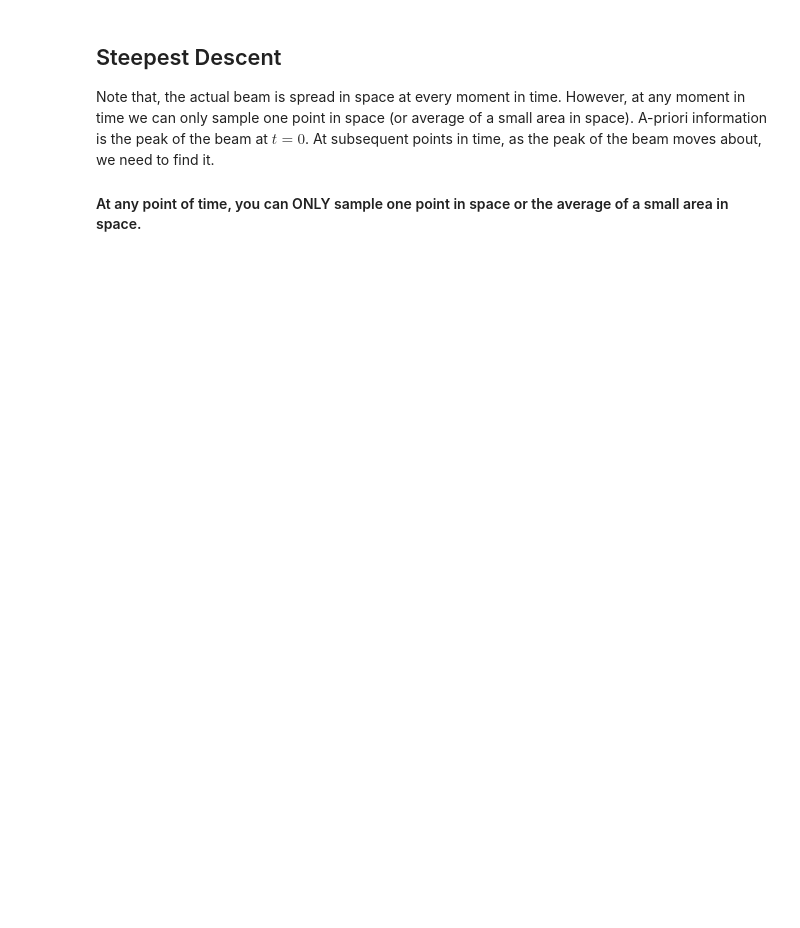
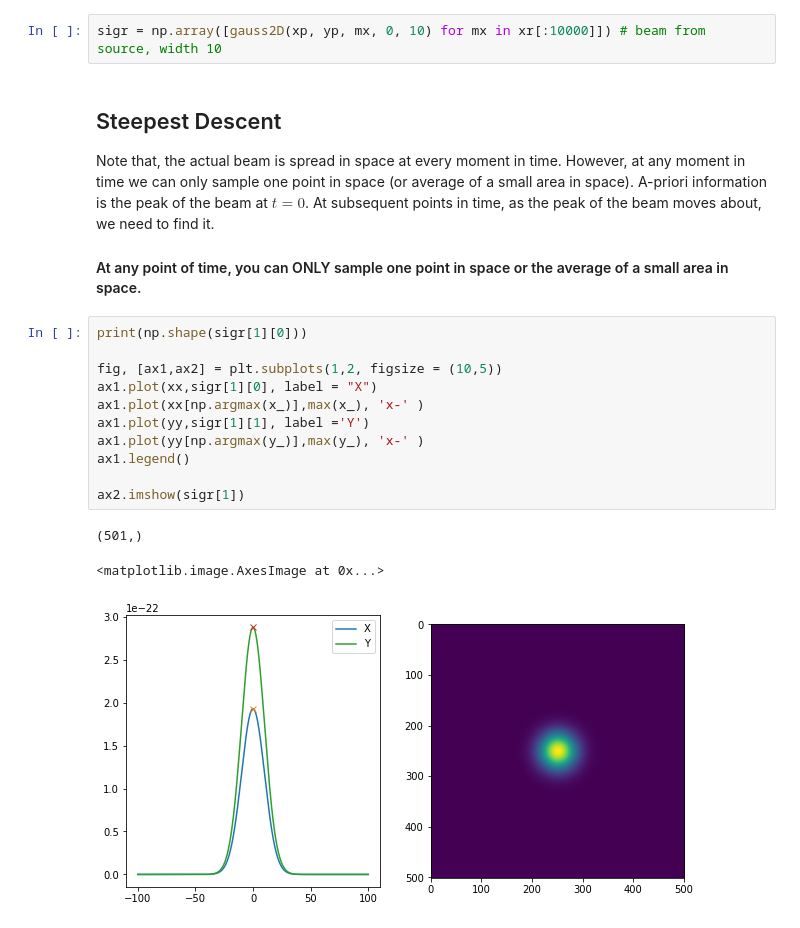
Before and after one commit to cspatel2/Spac-Hauc, a Jupyter notebook: steepest-descent-test.ipynb, the cells around one changed output. Saved outputs shown, nothing was run; the diff lists cells and outputs as text; blank space fills up the shorter version.

```diff
--- a/steepest-descent-test.ipynb
+++ b/steepest-descent-test.ipynb
@@ -113,3 +112,5 @@ sigr[:10]
+# %%
+sigr = np.array([gauss2D(xp, yp, mx, 0, 10) for mx in xr[:10000]]) # beam from source, width 10
 # %% [markdown]
 ## Steepest Descent
 Note that, the actual beam is spread in space at every moment in time.
@@ -118,3 +119,18 @@ A-priori information is the peak of the beam at $t = 0$.
 At subsequent points in time, as the peak of the beam moves about, we need to find it.
 
 #### At any point of time, you can ONLY sample one point in space or the average of a small area in space.
+# %%
+print(np.shape(sigr[1][0]))
+
+fig, [ax1,ax2] = plt.subplots(1,2, figsize = (10,5))
+ax1.plot(xx,sigr[1][0], label = "X")
+ax1.plot(xx[np.argmax(x_)],max(x_), 'x-' )
+ax1.plot(yy,sigr[1][1], label ='Y')
+ax1.plot(yy[np.argmax(y_)],max(y_), 'x-' )
+ax1.legend()
+
+ax2.imshow(sigr[1])
+# %% [output]
+(501,)
+<matplotlib.image.AxesImage at 0x...>
+[figure, added]
```
Also changed, not shown: parts of 18 cells of this notebook.
